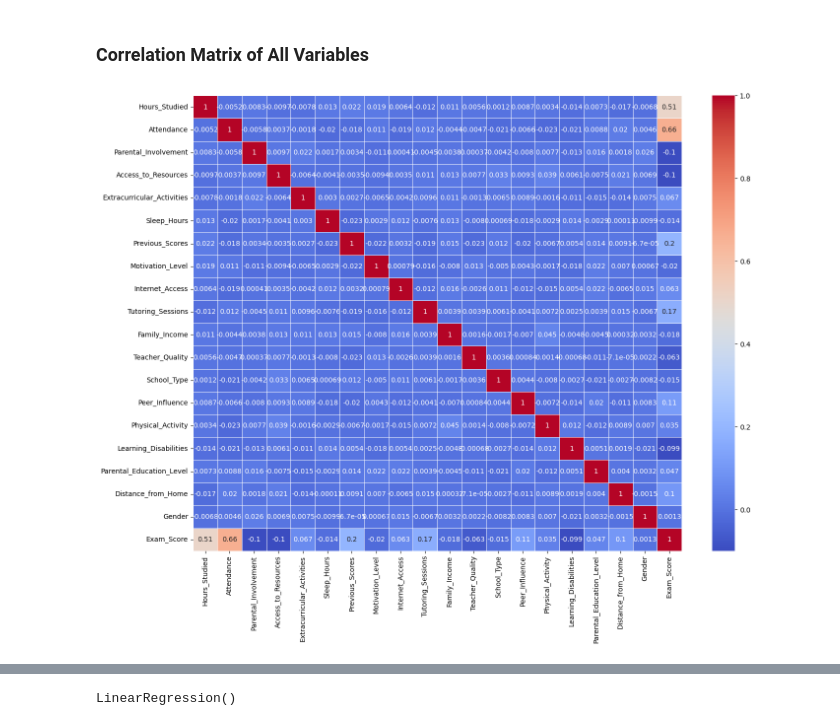
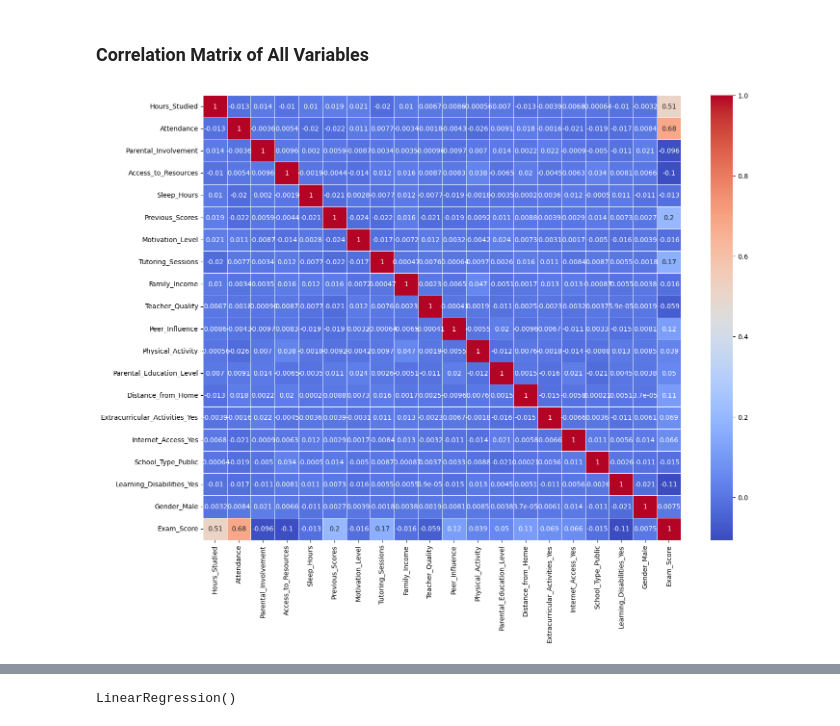
Before and after one commit to georgeemiL787/Elevvo_Internship, a Jupyter notebook: Task 1/Task_1.ipynb, the cells around one changed output, grey strips where cells are left out. Saved outputs shown, nothing was run; the diff lists cells and outputs as text; code cells hidden in the pictures.

```diff
--- a/Task 1/Task_1.ipynb
+++ b/Task 1/Task_1.ipynb
@@ -204,3 +231,9 @@ for col in continuous_cols:
+# %%
+from scipy.stats import zscore
+numeric_df = students_db.select_dtypes(include=['number'])
+z_scores = np.abs(zscore(numeric_df))
+threshold = 3
+students_db = students_db[(z_scores < threshold).all(axis=1)]
 # %% [markdown]
 ### Visualize again after capping
 # %%
@@ -227,6 +266,6 @@ for col in continuous_cols:
 # %%
 for col in students_db:
     if students_db[col].dtype != 'O':
-        sns.histplot(students_db[col],kde=True)
+        sns.histplot(students_db[col])
         plt.show()
 # %% [output]
@@ -249,0 +355,17 @@ plt.show()
+# %%
+# ---- Label Encoding for ordinal features ----
+label_encoders = {}
+for col in ordinal_columns:
+    le = LabelEncoder()
+    students_db[col] = le.fit_transform(students_db[col])
+    label_encoders[col] = le   # store encoders if you need to inverse later
+
+# ---- OneHot Encoding for nominal features ----
+ohe = OneHotEncoder(drop="first", sparse_output=False)  # drop="first" avoids dummy trap
+ohe_array = ohe.fit_transform(students_db[nominal_columns])
+
+# Convert to DataFrame
+ohe_df = pd.DataFrame(ohe_array, columns=ohe.get_feature_names_out(nominal_columns), index=students_db.index)
+
+# Merge and drop original nominal columns
+encoded_students_db = pd.concat([students_db.drop(columns=nominal_columns), ohe_df], axis=1)
@@ -250,26 +381,16 @@ plt.show()
 # %% [markdown]
 ### Correlation Matrix of All Variables
+# %%
+# Move Exam_Score to the last column
+exam_col = encoded_students_db.pop("Exam_Score")
+encoded_students_db["Exam_Score"] = exam_col
 # %%
-from sklearn.preprocessing import LabelEncoder
-
-categorical_columns = ['Parental_Involvement', 'Access_to_Resources', 'Extracurricular_Activities',
-                    'Motivation_Level', 'Internet_Access', 'Family_Income', 'Teacher_Quality',
-                    'School_Type', 'Peer_Influence', 'Learning_Disabilities',
-                    'Parental_Education_Level', 'Distance_from_Home', 'Gender']
-
-label_encoders = {}
-for column in categorical_columns:
-    le = LabelEncoder()
-    students_db[column] = le.fit_transform(students_db[column])
-    label_encoders[column] = le
-
-
 plt.figure(figsize=(16, 12))
-correlation_matrix = students_db.corr()
+correlation_matrix = encoded_students_db.corr()
 sns.heatmap(correlation_matrix, annot=True, cmap='coolwarm', linewidths=0.5)
 plt.show()
 # %% [output]
-[figure, old version]
+[figure, new version]
 # %% [markdown]
 # Correlation Analysis Summary
 
```
Also changed, not shown: parts of 42 cells of this notebook, 3 other files.
